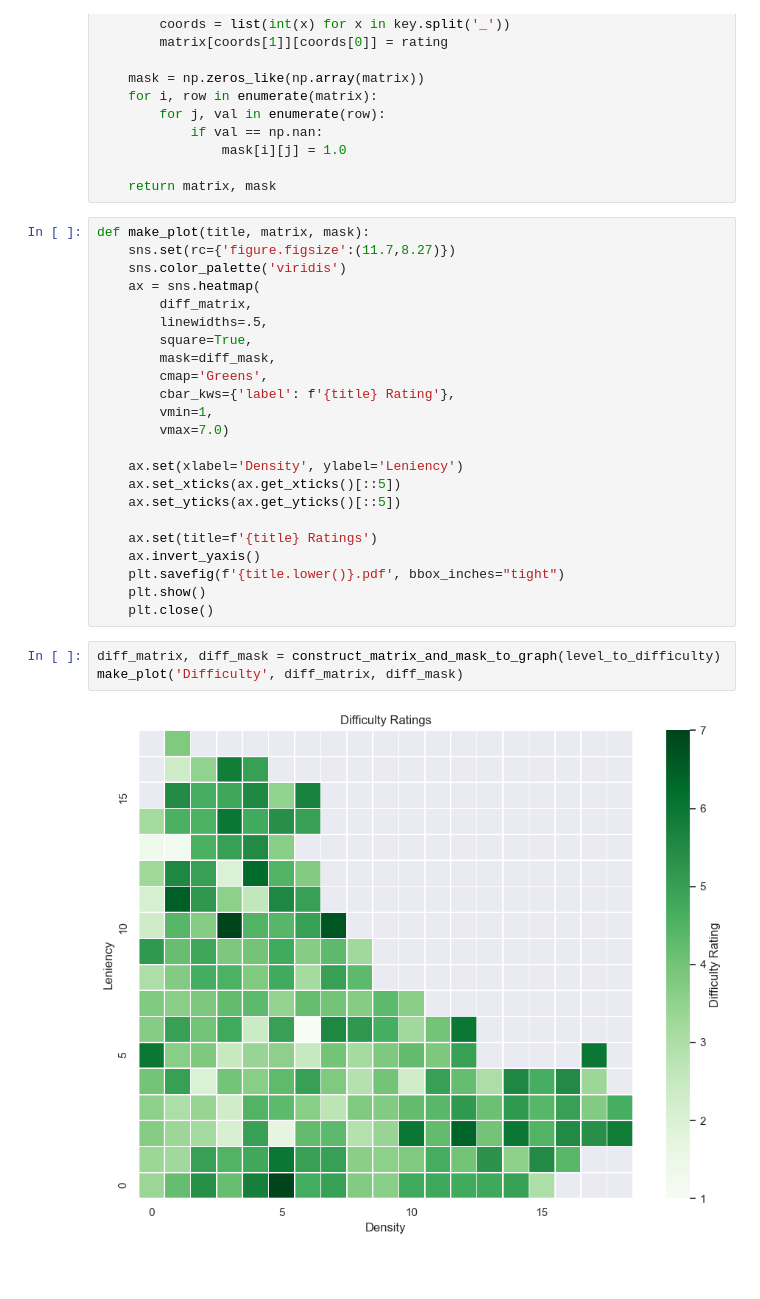
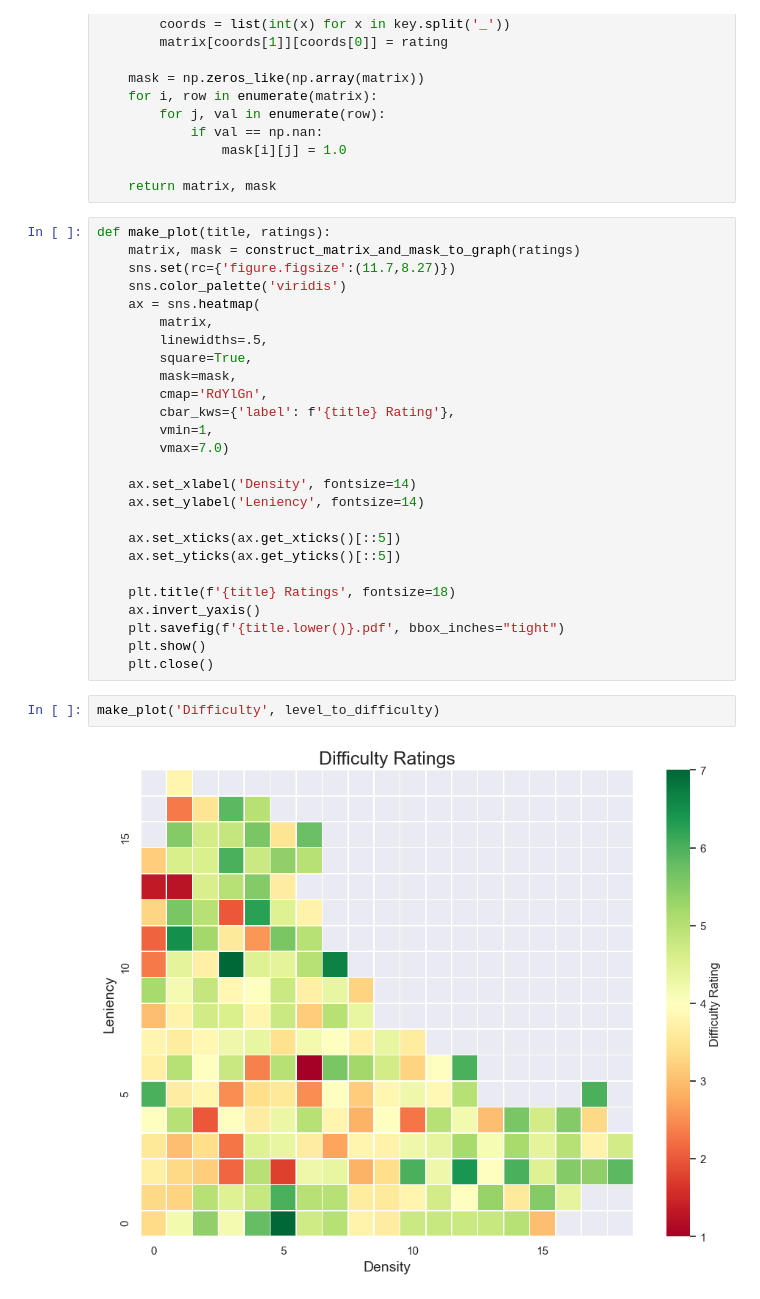
Before and after one commit to bi3mer/2025-dg-mdp-player-rating-reward-study, a Jupyter notebook: scripts/visualize_mdps.ipynb, the cells around one changed output. Saved outputs shown, nothing was run; the diff lists cells and outputs as text; blank space fills up the shorter version.

Commit message:
fixed and improved plots

```diff
--- a/scripts/visualize_mdps.ipynb
+++ b/scripts/visualize_mdps.ipynb
@@ -72,31 +72,33 @@ def construct_matrix_and_mask_to_graph(level_to_ratings):
 
     return matrix, mask
 # %%
-def make_plot(title, matrix, mask):
+def make_plot(title, ratings):
+    matrix, mask = construct_matrix_and_mask_to_graph(ratings)
     sns.set(rc={'figure.figsize':(11.7,8.27)})
     sns.color_palette('viridis')
     ax = sns.heatmap(
-        diff_matrix,
+        matrix,
         linewidths=.5,
         square=True,
-        mask=diff_mask,
-        cmap='Greens',
+        mask=mask,
+        cmap='RdYlGn',
         cbar_kws={'label': f'{title} Rating'},
         vmin=1,
         vmax=7.0)
 
-    ax.set(xlabel='Density', ylabel='Leniency')
+    ax.set_xlabel('Density', fontsize=14)
+    ax.set_ylabel('Leniency', fontsize=14)
+
     ax.set_xticks(ax.get_xticks()[::5])
     ax.set_yticks(ax.get_yticks()[::5])
 
-    ax.set(title=f'{title} Ratings')
+    plt.title(f'{title} Ratings', fontsize=18)
     ax.invert_yaxis()
     plt.savefig(f'{title.lower()}.pdf', bbox_inches="tight")
     plt.show()
     plt.close()
 # %%
-diff_matrix, diff_mask = construct_matrix_and_mask_to_graph(level_to_difficulty)
-make_plot('Difficulty', diff_matrix, diff_mask)
+make_plot('Difficulty', level_to_difficulty)
 # %% [output]
-[figure, old version]
+[figure, new version]
 # %%
```
Also changed, not shown: parts of 1 cell of this notebook.
